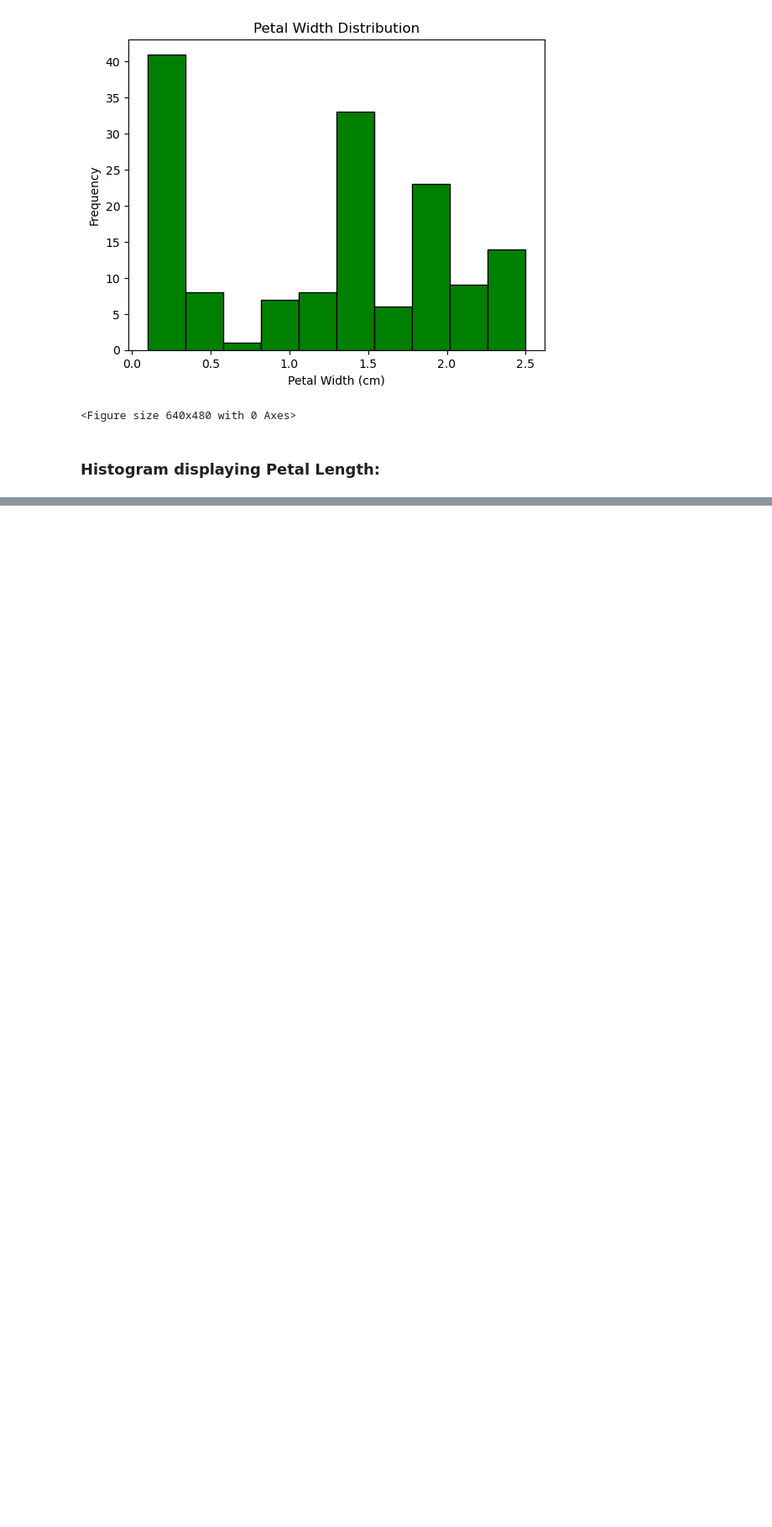
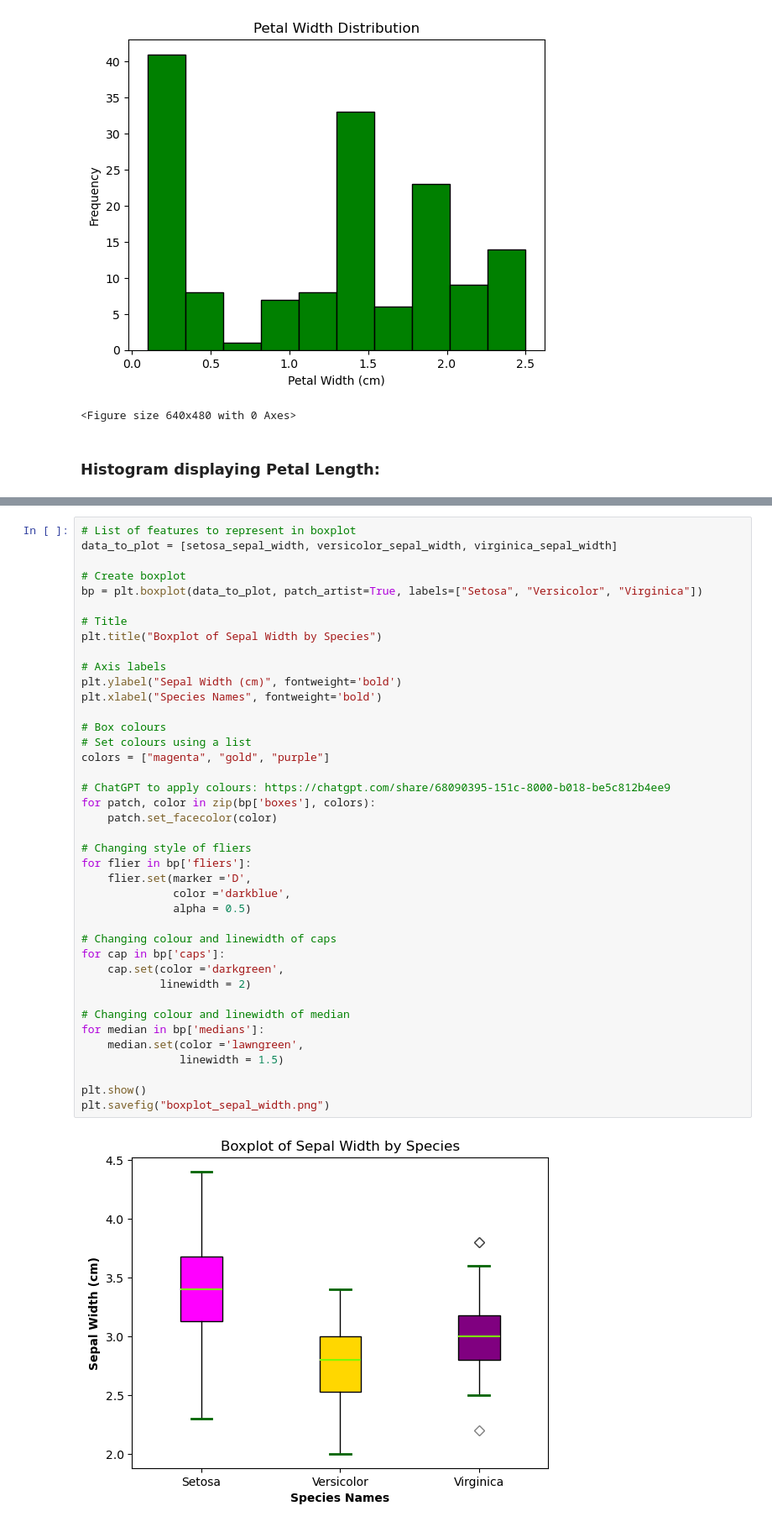
Before and after one commit to zoeharlowe/pands-project, a Jupyter notebook: iris.ipynb, the cells around one changed output, grey strips where cells are left out. Shown at 84% size. Saved outputs shown, nothing was run; the diff lists cells and outputs as text; blank space fills up the shorter version.

Commit message:
created boxplot for each feature

```diff
--- a/iris.ipynb
+++ b/iris.ipynb
@@ -289,0 +334,42 @@ plt.savefig("petal_length_histogram.png")
+# %%
+# List of features to represent in boxplot
+data_to_plot = [setosa_sepal_width, versicolor_sepal_width, virginica_sepal_width]
+
+# Create boxplot
+bp = plt.boxplot(data_to_plot, patch_artist=True, labels=["Setosa", "Versicolor", "Virginica"])
+
+# Title
+plt.title("Boxplot of Sepal Width by Species")
+
+# Axis labels
+plt.ylabel("Sepal Width (cm)", fontweight='bold')
+plt.xlabel("Species Names", fontweight='bold')
+
+# Box colours
+# Set colours using a list
+colors = ["magenta", "gold", "purple"]
+
+# ChatGPT to apply colours: https://chatgpt.com/share/68090395-151c-8000-b018-be5c812b4ee9
+for patch, color in zip(bp['boxes'], colors):
+    patch.set_facecolor(color)
+
+# Changing style of fliers
+for flier in bp['fliers']:
+    flier.set(marker ='D',
+              color ='darkblue',
+              alpha = 0.5)
+
+# Changing colour and linewidth of caps
+for cap in bp['caps']:
+    cap.set(color ='darkgreen',
+            linewidth = 2)
+
+# Changing colour and linewidth of median
+for median in bp['medians']:
+    median.set(color ='lawngreen',
+               linewidth = 1.5)
+
+plt.show()
+plt.savefig("boxplot_sepal_width.png")
+# %% [output]
+[figure, added]
```
Also changed, not shown: parts of 16 cells of this notebook, 8 other files.
